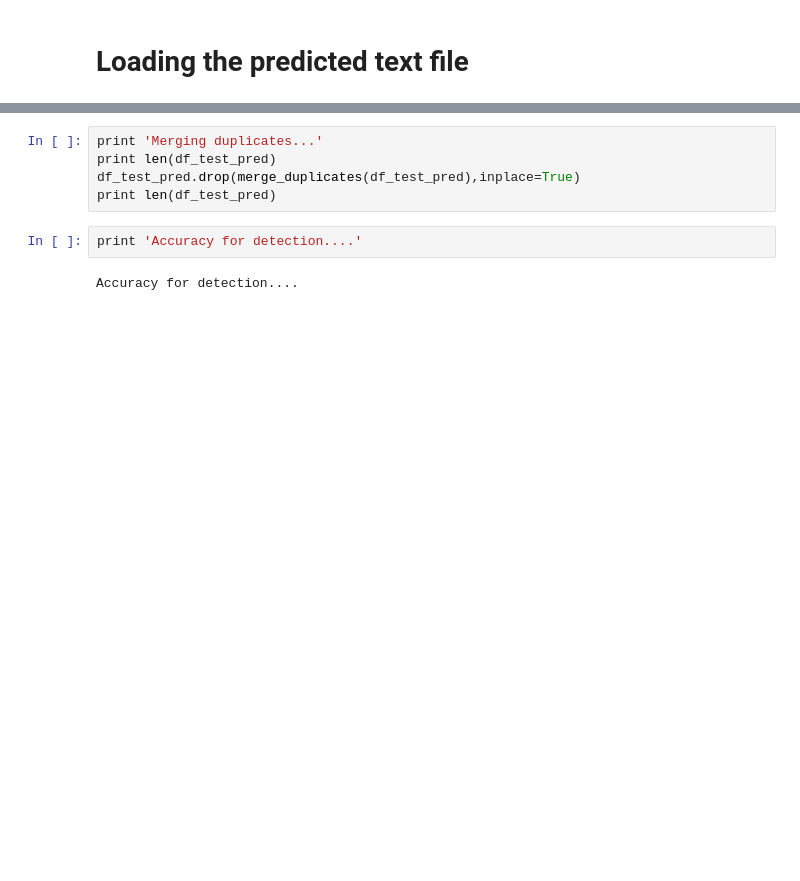
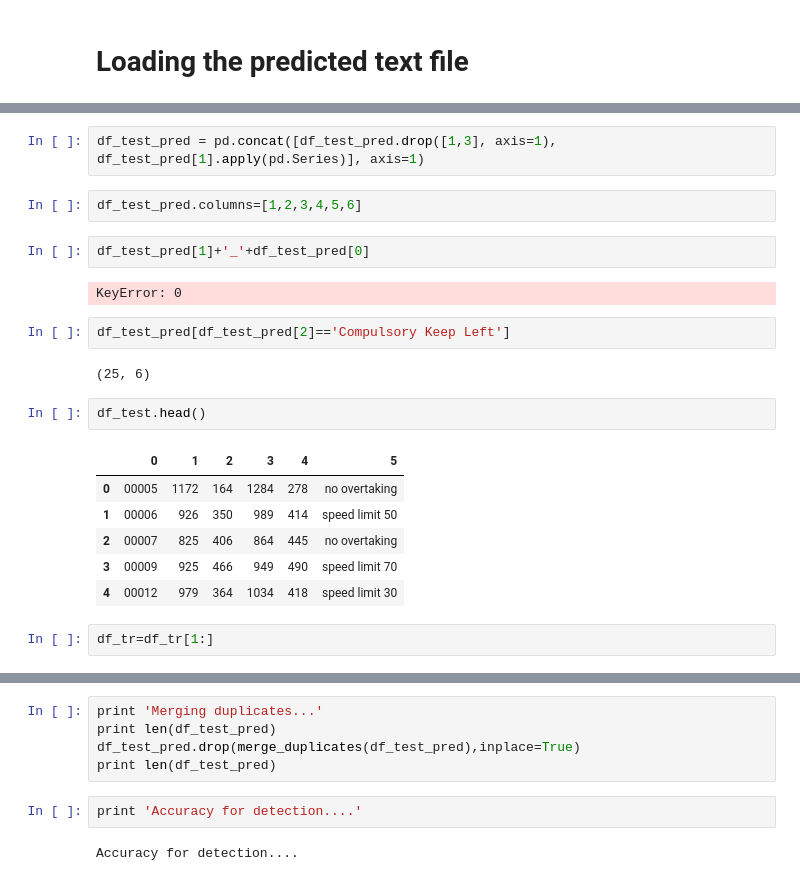
Before and after one commit to rremani/py-faster-rcnn-st, a Jupyter notebook: Accuracy_Check/Accuracy_check.ipynb, the cells around one changed output, grey strips where cells are left out. Saved outputs shown, nothing was run; the diff lists cells and outputs as text; blank space fills up the shorter version.

```diff
--- a/Accuracy_Check/Accuracy_check.ipynb
+++ b/Accuracy_Check/Accuracy_check.ipynb
@@ -31,0 +60,23 @@ print 'Bbox in float is updated to int'
+# %%
+df_test_pred = pd.concat([df_test_pred.drop([1,3], axis=1), df_test_pred[1].apply(pd.Series)], axis=1)
+# %%
+df_test_pred.columns=[1,2,3,4,5,6]
+# %%
+df_test_pred[1]+'_'+df_test_pred[0]
+# %% [output]
+KeyError: 0
+# %%
+df_test_pred[df_test_pred[2]=='Compulsory Keep Left']
+# %% [output]
+(25, 6)
+# %%
+df_test.head()
+# %% [output]
+|  | 0 | 1 | 2 | 3 | 4 | 5 |
+| 0 | 00005 | 1172 | 164 | 1284 | 278 | no overtaking |
+| 1 | 00006 | 926 | 350 | 989 | 414 | speed limit 50 |
+| 2 | 00007 | 825 | 406 | 864 | 445 | no overtaking |
+| 3 | 00009 | 925 | 466 | 949 | 490 | speed limit 70 |
+| 4 | 00012 | 979 | 364 | 1034 | 418 | speed limit 30 |
+# %%
+df_tr=df_tr[1:]
```
Also changed, not shown: parts of 7 cells of this notebook.
